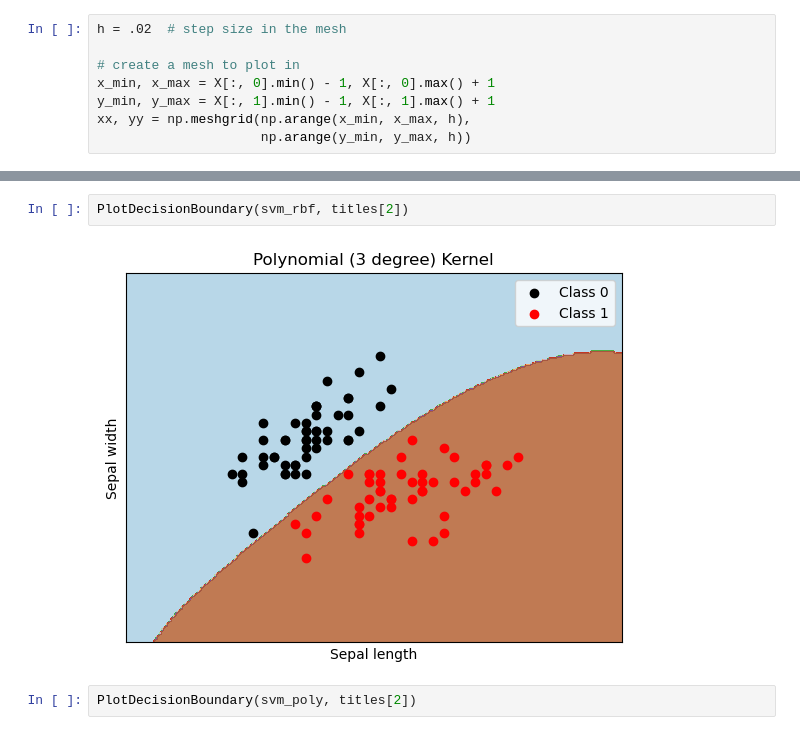
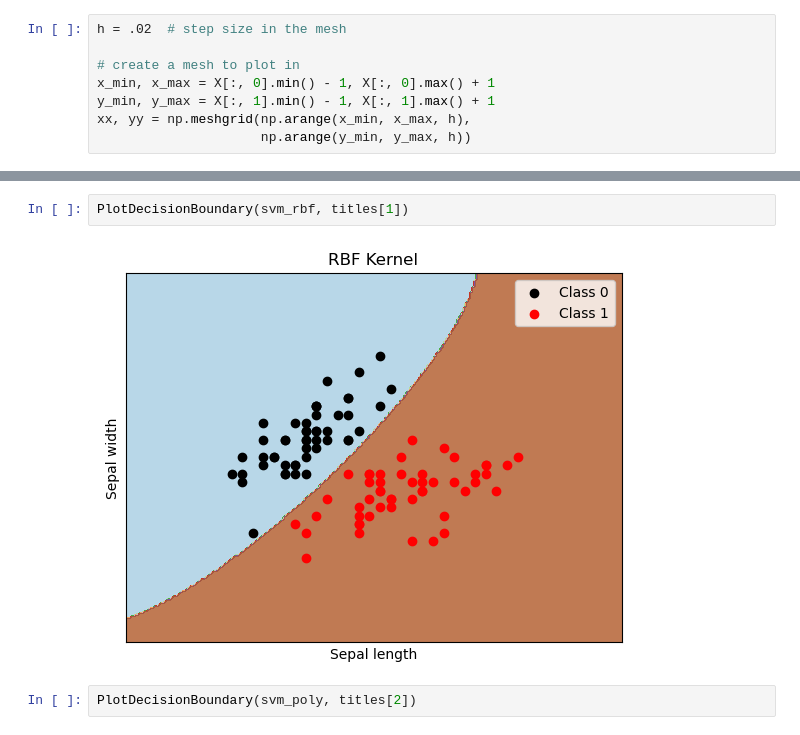
Before and after one commit to LidorErez98/Learning, a Jupyter notebook: SVM/Support Vector Machine.ipynb, the cells around one changed output, grey strips where cells are left out. Drawn from its saved outputs; the diff is of its cells as text.

```diff
--- a/SVM/Support Vector Machine.ipynb
+++ b/SVM/Support Vector Machine.ipynb
@@ -190,7 +191,7 @@ PlotDecisionBoundary(svm_linear, titles[0])
 # %%
-PlotDecisionBoundary(svm_rbf, titles[2])
+PlotDecisionBoundary(svm_rbf, titles[1])
 # %% [output]
-[figure, old version]
+[figure, new version]
 # %%
 PlotDecisionBoundary(svm_poly, titles[2])
 # %% [output]
```
Also changed, not shown: parts of 4 cells of this notebook, 2 other files.
